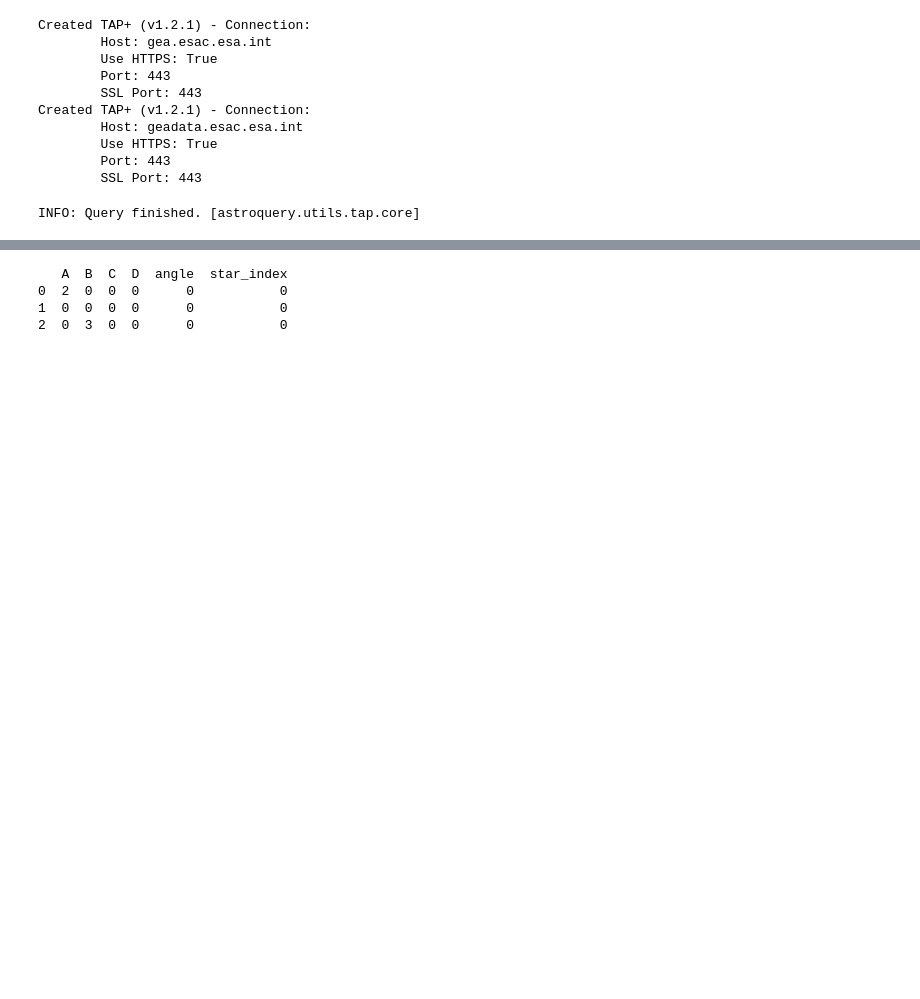
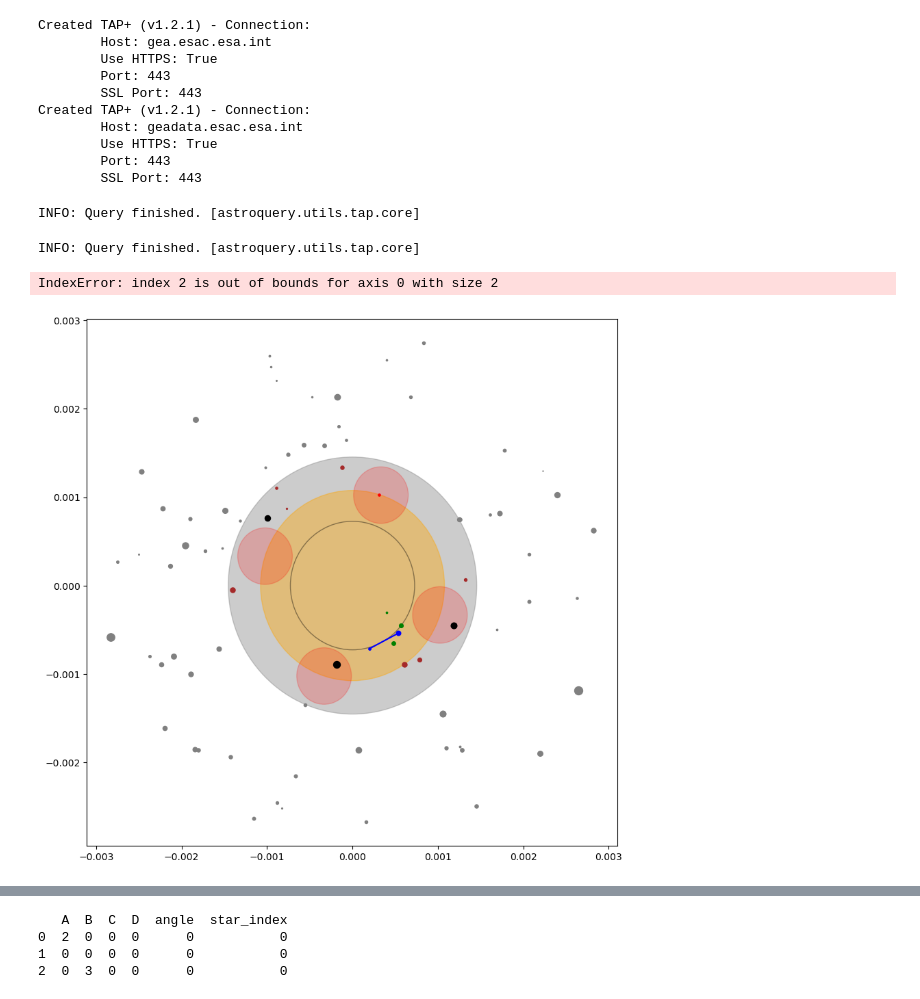
Before and after one commit to JamianStephan/MOSAIC-Sky-Coverage, a Jupyter notebook: V2/PD.ipynb, the cells around one changed output, grey strips where cells are left out. Drawn from its saved outputs; the diff is of its cells as text; code cells hidden in the pictures; blank space fills up the shorter version.

```diff
--- a/V2/PD.ipynb
+++ b/V2/PD.ipynb
@@ -320 +474,9 @@ class FOV_stars: #Class for the FOV simulation
+# %%
+stars_data,input_data=GAIA_query(30,30,16)
+a=FOV_stars(stars_data,input_data)
+a.run()
+# %% [output]
+INFO: Query finished. [astroquery.utils.tap.core]
+IndexError: index 2 is out of bounds for axis 0 with size 2
+[figure, added]
 # %%
```
Also changed, not shown: parts of 15 cells of this notebook, 2 other files.
